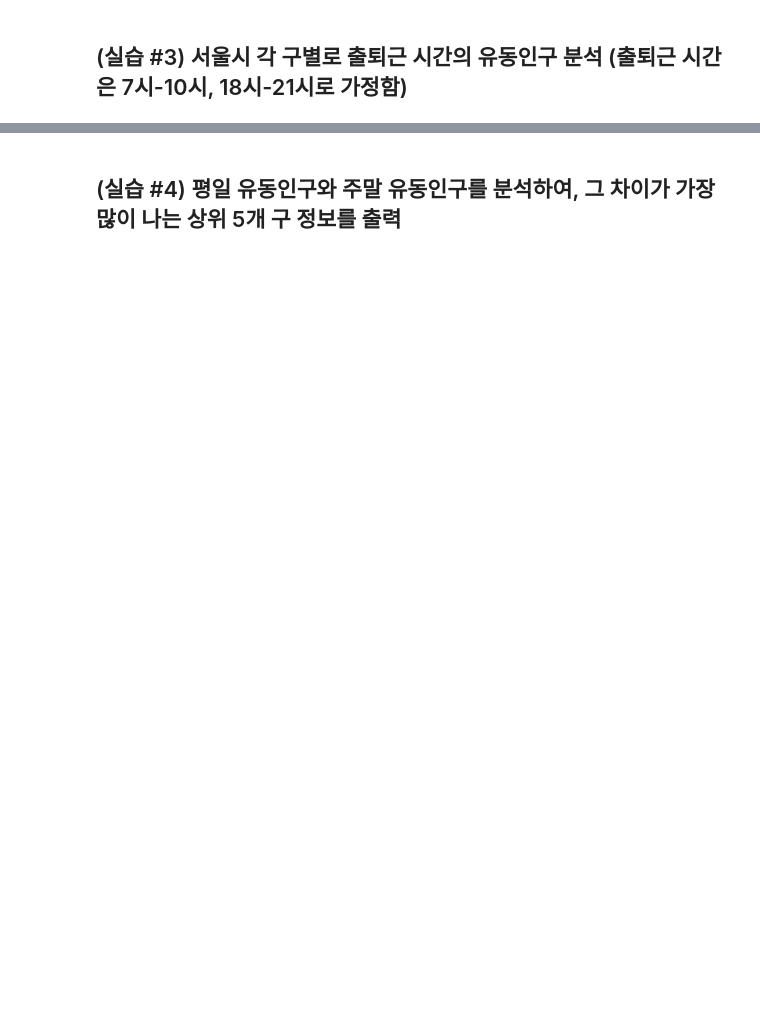
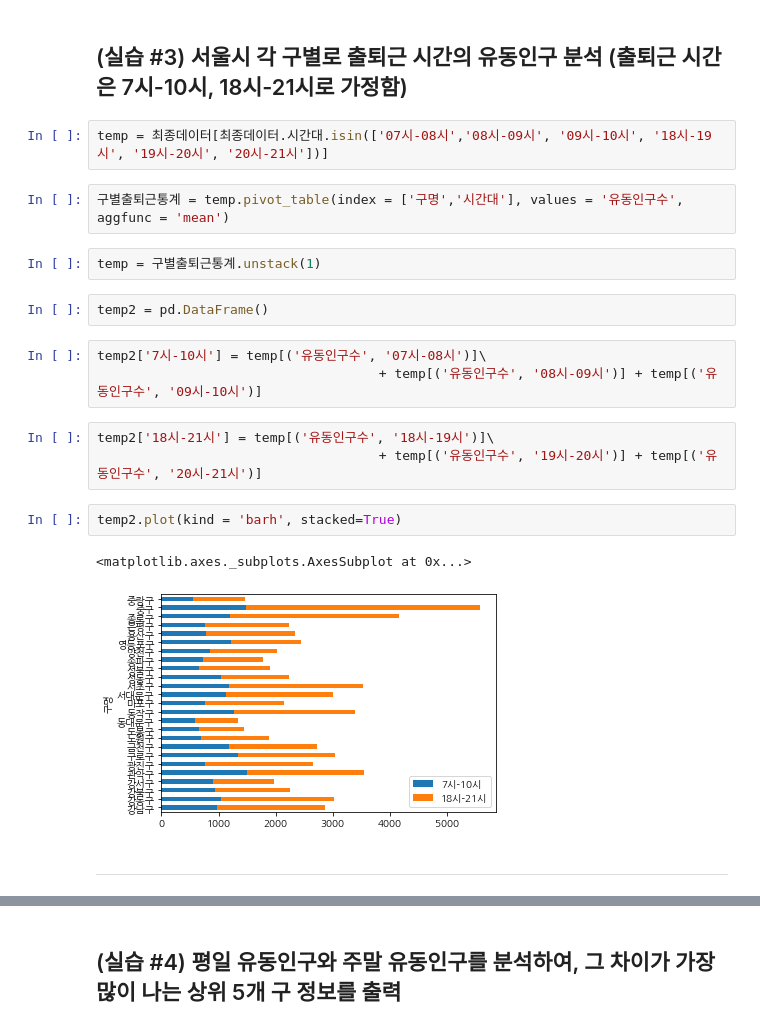
Before and after one commit to seareale/2020-dataCampus-yonsei, a Jupyter notebook: Pandas/실습 5. openAPI사용, 지도시각화 및 서울시 유동인구 데이터 분석 및 시각화.ipynb, the cells around one changed output, grey strips where cells are left out. Cells and saved outputs as stored; diff of their text form; blank space fills up the shorter version.

```diff
--- a/Pandas/실습 5. openAPI사용, 지도시각화 및 서울시 유동인구 데이터 분석 및 시각화.ipynb
+++ b/Pandas/실습 5. openAPI사용, 지도시각화 및 서울시 유동인구 데이터 분석 및 시각화.ipynb
@@ -203,2 +527,23 @@ map1
 # %% [markdown]
 ## (실습 #3) 서울시 각 구별로 출퇴근 시간의 유동인구 분석 (출퇴근 시간은 7시-10시, 18시-21시로 가정함)
+# %%
+temp = 최종데이터[최종데이터.시간대.isin(['07시-08시','08시-09시', '09시-10시', '18시-19시', '19시-20시', '20시-21시'])]
+# %%
+구별출퇴근통계 = temp.pivot_table(index = ['구명','시간대'], values = '유동인구수', aggfunc = 'mean')
+# %%
+temp = 구별출퇴근통계.unstack(1)
+# %%
+temp2 = pd.DataFrame()
+# %%
+temp2['7시-10시'] = temp[('유동인구수', '07시-08시')]\
+                                    + temp[('유동인구수', '08시-09시')] + temp[('유동인구수', '09시-10시')]
+# %%
+temp2['18시-21시'] = temp[('유동인구수', '18시-19시')]\
+                                    + temp[('유동인구수', '19시-20시')] + temp[('유동인구수', '20시-21시')]
+# %%
+temp2.plot(kind = 'barh', stacked=True)
+# %% [output]
+<matplotlib.axes._subplots.AxesSubplot at 0x...>
+[figure, added]
+# %% [markdown]
+---
```
Also changed, not shown: parts of 57 cells of this notebook, 25 other files.
